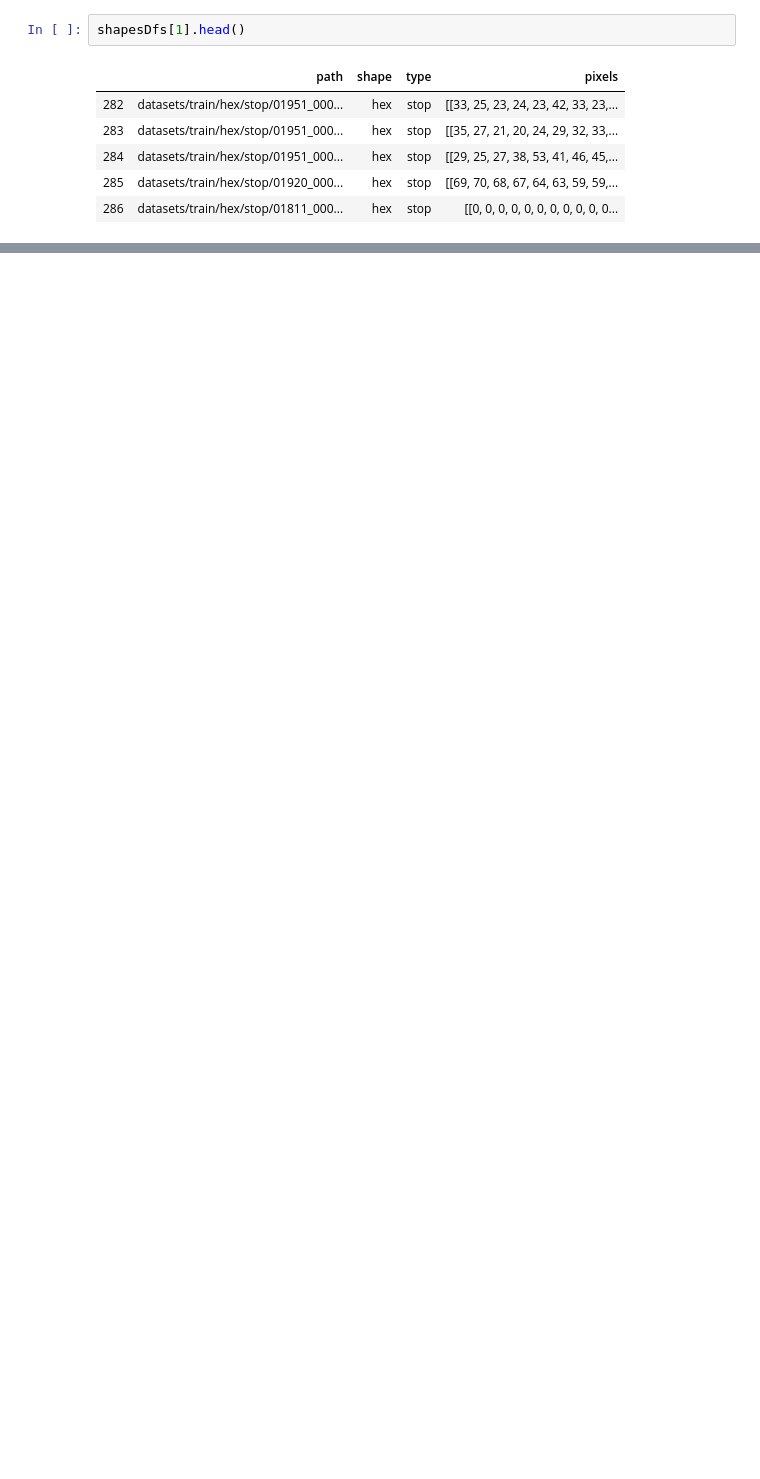
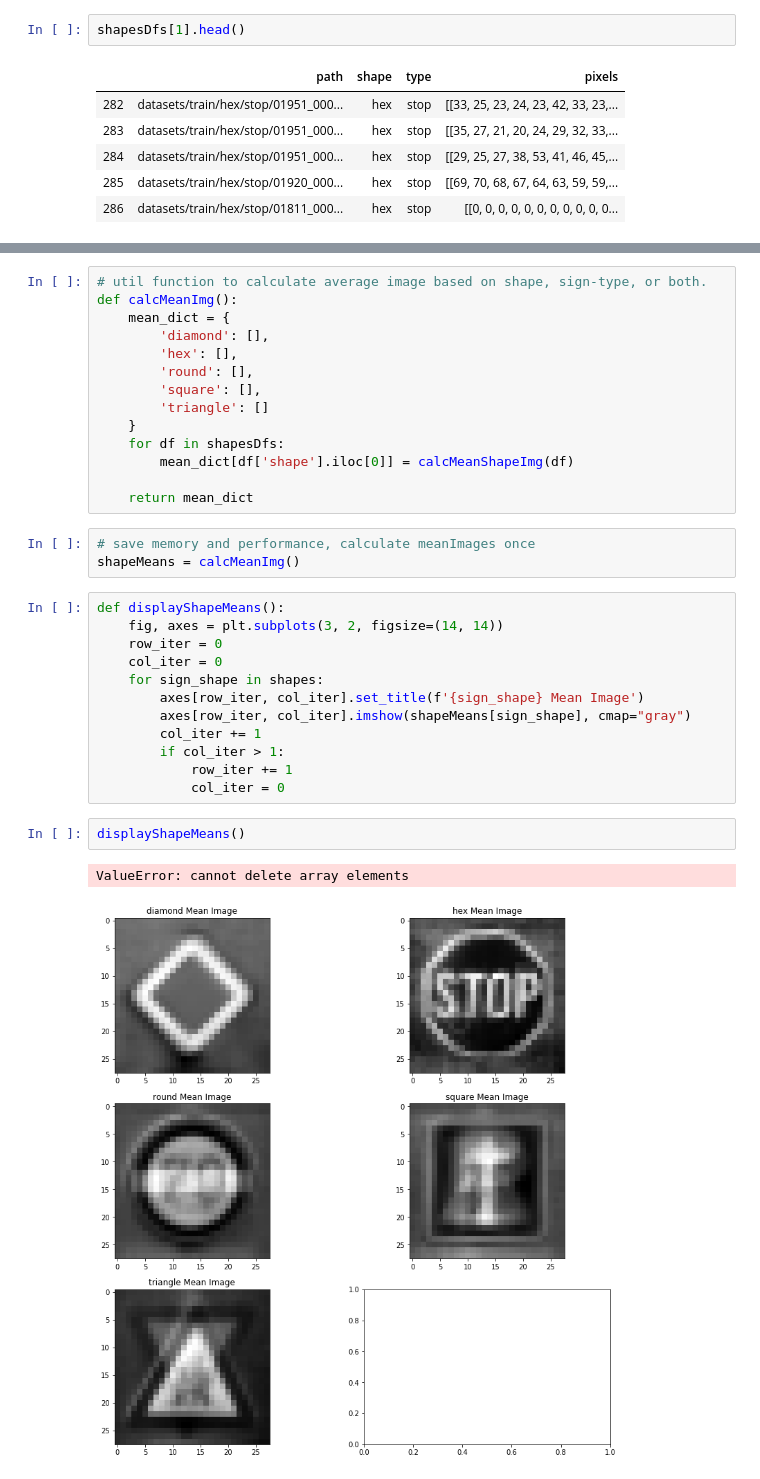
Before and after one commit to ItsThatBlackKid/trafficsignsML, a Jupyter notebook: trafficsigns.ipynb, the cells around one changed output, grey strips where cells are left out. Saved outputs shown, nothing was run; the diff lists cells and outputs as text; blank space fills up the shorter version.

Commit message:
some additional EDA incl. means, and contrast between means

```diff
--- a/trafficsigns.ipynb
+++ b/trafficsigns.ipynb
@@ -242,0 +322,34 @@ showImagesFromDfList(2)
+# %%
+# util function to calculate average image based on shape, sign-type, or both.
+def calcMeanImg():
+    mean_dict = {
+        'diamond': [],
+        'hex': [],
+        'round': [],
+        'square': [],
+        'triangle': []
+    }
+    for df in shapesDfs:
+        mean_dict[df['shape'].iloc[0]] = calcMeanShapeImg(df)
+
+    return mean_dict
+# %%
+# save memory and performance, calculate meanImages once
+shapeMeans = calcMeanImg()
+# %%
+def displayShapeMeans():
+    fig, axes = plt.subplots(3, 2, figsize=(14, 14))
+    row_iter = 0
+    col_iter = 0
+    for sign_shape in shapes:
+        axes[row_iter, col_iter].set_title(f'{sign_shape} Mean Image')
+        axes[row_iter, col_iter].imshow(shapeMeans[sign_shape], cmap="gray")
+        col_iter += 1
+        if col_iter > 1:
+            row_iter += 1
+            col_iter = 0
+# %%
+displayShapeMeans()
+# %% [output]
+ValueError: cannot delete array elements
+[figure, added]
```
Also changed, not shown: parts of 30 cells of this notebook.
